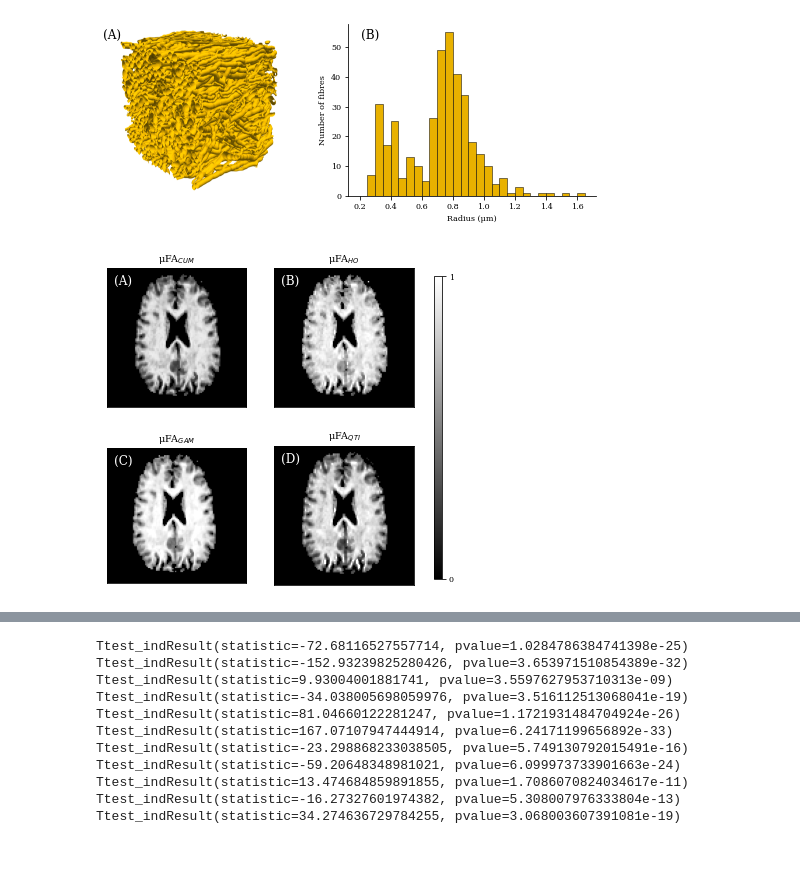
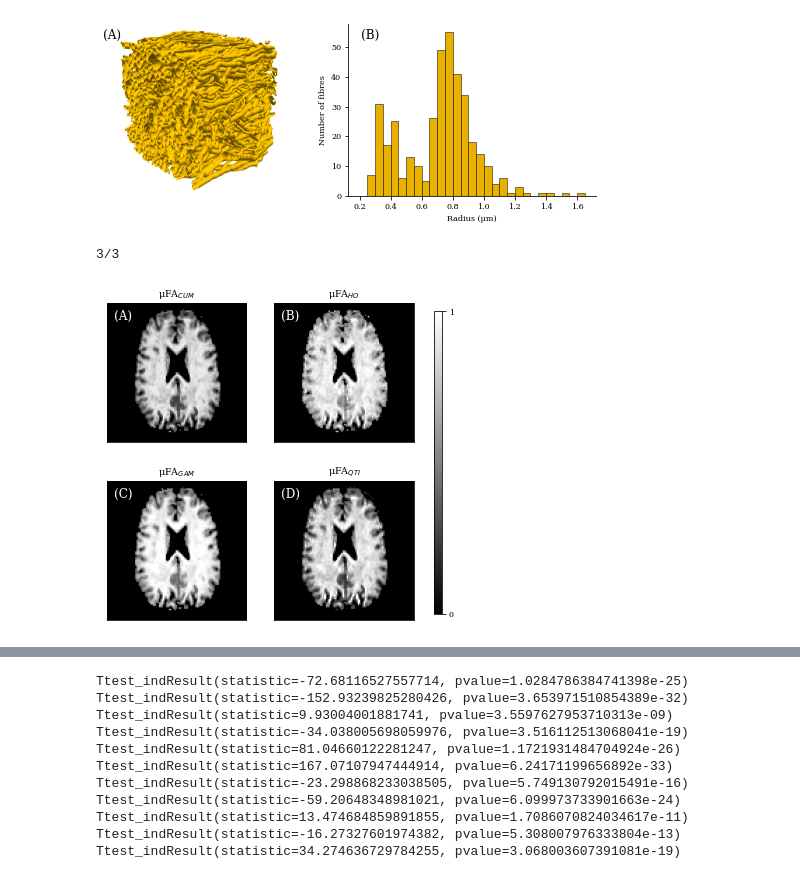
Before and after one commit to kerkelae/ufa-model-comparison, a Jupyter notebook: analysis.ipynb, the cells around one changed output, grey strips where cells are left out. Drawn from its saved outputs; the diff is of its cells as text; code cells hidden in the pictures.

```diff
--- a/analysis.ipynb
+++ b/analysis.ipynb
@@ -152,6 +152,27 @@ plt.show()
 fig.savefig('../LaTeX/Figures/mesh_figure.pdf', dpi=dpi)
 # %% [output]
 [figure]
+# %%
+# Calculate MD using DKI for CSF masking
+
+md = np.zeros((3, 128, 128, 60))
+vol_bvals = np.zeros((3, 214))
+vol_bvecs = np.zeros((3, 3, 214))
+for i in range(3):
+    print('%s/3' % (i + 1), end='\r')
+    data = nib.load(
+        '../Preproc-data/Volunteer-%s/LTE-STE.nii.gz' % (i + 1)).get_fdata()
+    bvals = np.loadtxt(
+        '../Preproc-data/Volunteer-%s/LTE-STE.bval' % (i + 1)) * 1e-3
+    bvecs = np.loadtxt(
+        '../Preproc-data/Volunteer-%s/LTE-STE.bvec' % (i + 1))
+    mask = nib.load(
+        '../Preproc-data/Volunteer-%s/mask.nii.gz' % (i + 1)).get_fdata()
+    gtab = gradient_table(bvals[0:107], bvecs[:, 0:107])
+    dki_model = dki.DiffusionKurtosisModel(gtab)
+    md[i] = dki_model.fit(data[:, :, :, 0:107], mask=mask).md
+# %% [output]
+3/3
 # %%
 # Create the μFA maps figure
 
@@ -178,11 +199,7 @@ for _ in range(2):
         vol_mask[i] = erosion(vol_mask[i])  # Exclude voxels near the skull
 vol_mask = vol_mask.astype(bool)
 
-MD = np.zeros((3, 128, 128, 60))
-for i in range(3):
-    MD[i] = nib.load(
-        '../Results/Volunteer-%s/cum_MD.nii.gz' % (i + 1)).get_fdata()
-vol_mask *= (MD < 2.5)  # CSF masking
+vol_mask *= (md < 2.5)  # CSF masking
 
 vol_cum_uFA[~vol_mask] = np.nan
 vol_ho_uFA[~vol_mask] = np.nan
@@ -194,32 +211,32 @@ vol_gam_uFA[np.isnan(vol_gam_uFA)] = 0
 vol_qti_uFA[np.isnan(vol_qti_uFA)] = 0
 
 k = 33
 vmin = 0
 vmax = 1
 fig, ax = plt.subplots(2, 2, figsize=(one_half_column, 6))
 ax[0, 0].imshow(np.rot90(vol_cum_uFA[0, 14:-14, 14:-14, k]), vmin=vmin,
                 vmax=vmax, cmap='gray')
 ax[0, 1].imshow(np.rot90(vol_ho_uFA[0, 14:-14, 14:-14, k]), vmin=vmin,
                 vmax=vmax, cmap='gray')
-ax[1, 0].imshow(np.rot90(vol_gam_uFA[0, 15:-10, 14:-14, k]), vmin=vmin,
+ax[1, 0].imshow(np.rot90(vol_gam_uFA[0, 14:-14, 14:-14, k]), vmin=vmin,
                 vmax=vmax, cmap='gray')
 im = ax[1, 1].imshow(np.rot90(vol_qti_uFA[0, 14:-14, 14:-14, k]), vmin=vmin,
                      vmax=vmax, cmap='gray')
 labels = ['(A)', '(B)', '(C)', '(D)']
 titles = ['μFA$_{CUM}$', 'μFA$_{HO}$', 'μFA$_{GAM}$', 'μFA$_{QTI}$']
 cbar_ax = fig.add_axes([0.95, 0.15, 0.02, .7])
 cbar = fig.colorbar(im, cax=cbar_ax, ticks=[vmin, vmax])
 cbar.set_ticks([vmin, vmax])
 for i in range(2):
     for j in range(2):
         ax[i, j].set_xticks([])
         ax[i, j].set_yticks([])
         k = i * 2 + j
         ax[i,j].text(.05, .95, labels[k], verticalalignment='top',
                      horizontalalignment='left', fontsize=label_font_size,
                      color='white', transform=ax[i, j].transAxes)
         ax[i,j].set_title(titles[k])
 plt.show()
 fig.savefig('../LaTeX/Figures/uFA_maps.pdf', bbox_inches="tight", dpi=dpi)
 # %% [output]
-[figure, old version]
+[figure, new version]
```
Also changed, not shown: parts of 5 cells of this notebook.
